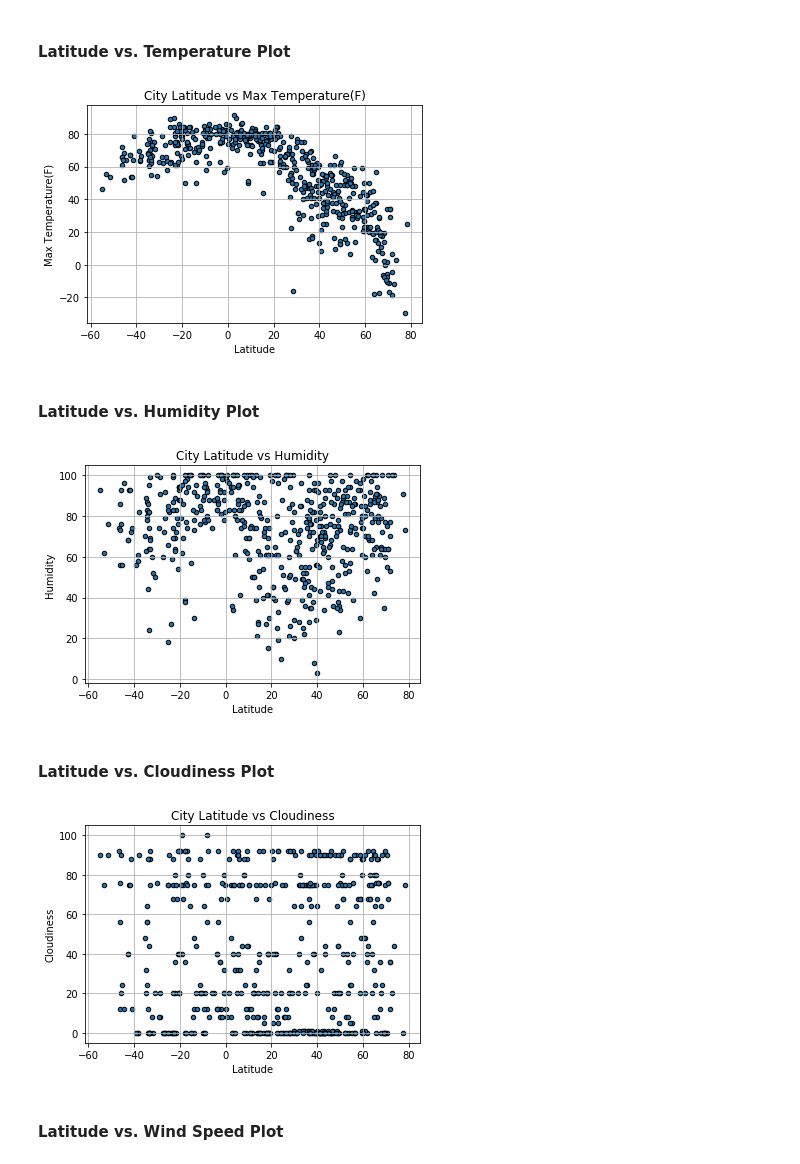
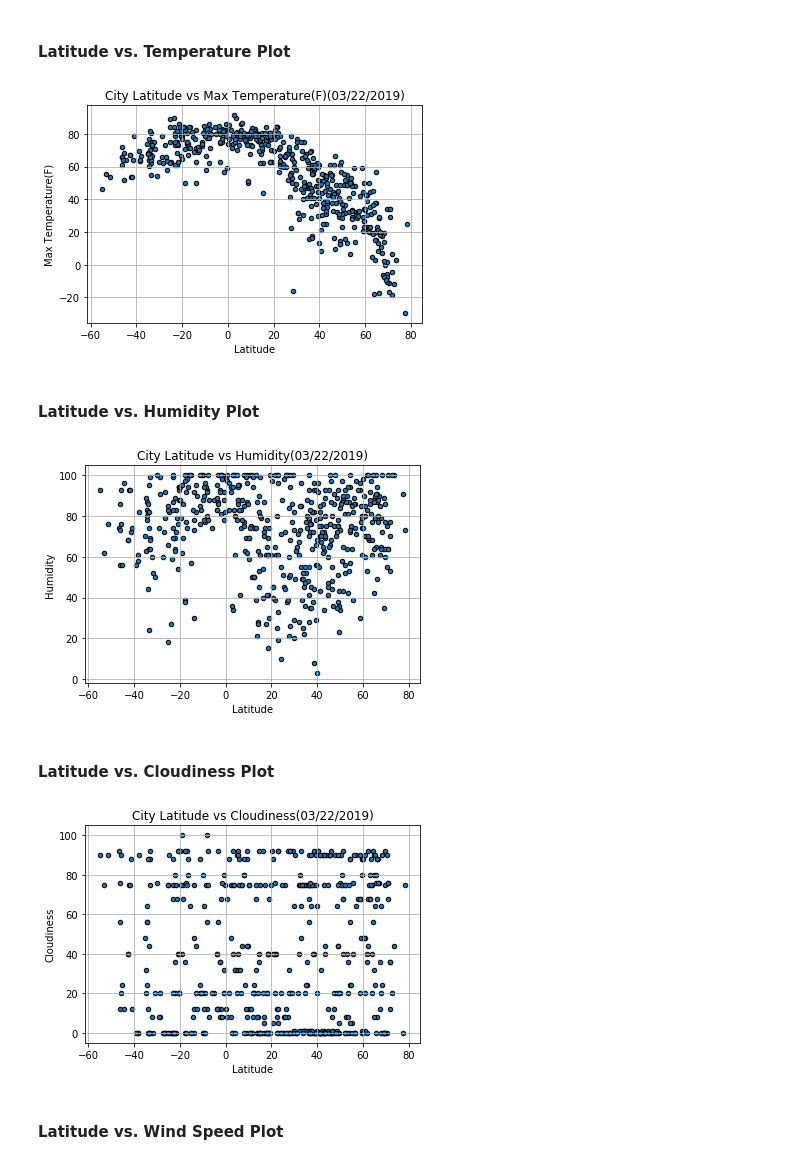
Before and after one commit to Omar-Castillo/Homework, a Jupyter notebook: APIs/starter_code/OC_HW_WeatherPy.ipynb, the cells around one changed output. Saved outputs shown, nothing was run; the diff lists cells and outputs as text; code cells hidden in the pictures.

Commit message:
Updated charts with date

```diff
--- a/APIs/starter_code/OC_HW_WeatherPy.ipynb
+++ b/APIs/starter_code/OC_HW_WeatherPy.ipynb
@@ -274,23 +274,23 @@ weather_df.head()
 # %%
 #create scatter plot Latitude vs.Temperature using pandas plot
 
 weather_df.plot.scatter(x="Latitude", y='Max Temperature(F)', grid=True,
-                               alpha=1, edgecolors ='black', title = "City Latitude vs Max Temperature(F)")
+                               alpha=1, edgecolors ='black', title = f"City Latitude vs Max Temperature(F)({date_format})")
 #test plot
 plt.plot()
 #savefit
 plt.savefig("../Images/lat_maxtemp.png")
 #show plot
 plt.show()
 # %% [output]
-[figure, old version]
+[figure, new version]
 # %% [markdown]
 #### Latitude vs. Humidity Plot
 # %%
 #create scatter plot Latitude vs.Temperature using pandas plot
 
 weather_df.plot.scatter(x="Latitude", y='Humidity', grid=True,
-                               alpha=1, edgecolors ='black', title = "City Latitude vs Humidity")
+                               alpha=1, edgecolors ='black', title = f"City Latitude vs Humidity({date_format})")
 #test plot
 plt.plot()
 #savefit
@@ -298,14 +298,14 @@ plt.savefig("../Images/lat_humidity.png")
 #show plot
 plt.show()
 # %% [output]
-[figure, old version]
+[figure, new version]
 # %% [markdown]
 #### Latitude vs. Cloudiness Plot
 # %%
 #create scatter plot Latitude vs.Temperature using pandas plot
 
 weather_df.plot.scatter(x="Latitude", y='Cloudiness', grid=True,
-                               alpha=1, edgecolors ='black', title = "City Latitude vs Cloudiness")
+                               alpha=1, edgecolors ='black', title = f"City Latitude vs Cloudiness({date_format})")
 #test plot
 plt.plot()
 #savefit
@@ -313,7 +313,7 @@ plt.savefig("../Images/lat_cloudiness.png")
 #show plot
 plt.show()
 # %% [output]
-[figure, old version]
+[figure, new version]
 # %% [markdown]
 #### Latitude vs. Wind Speed Plot
 # %%
```
Also changed, not shown: parts of 2 cells of this notebook, 4 other files.
